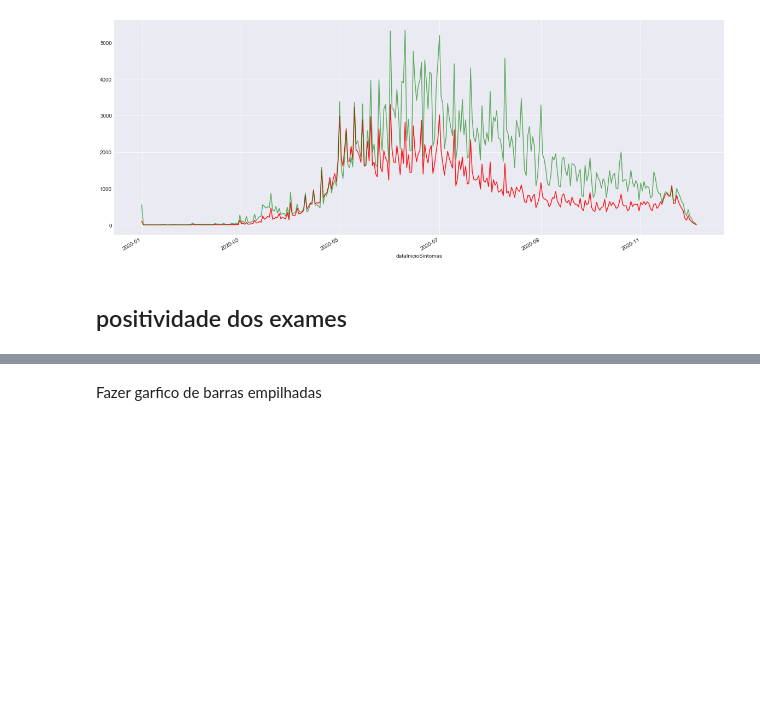
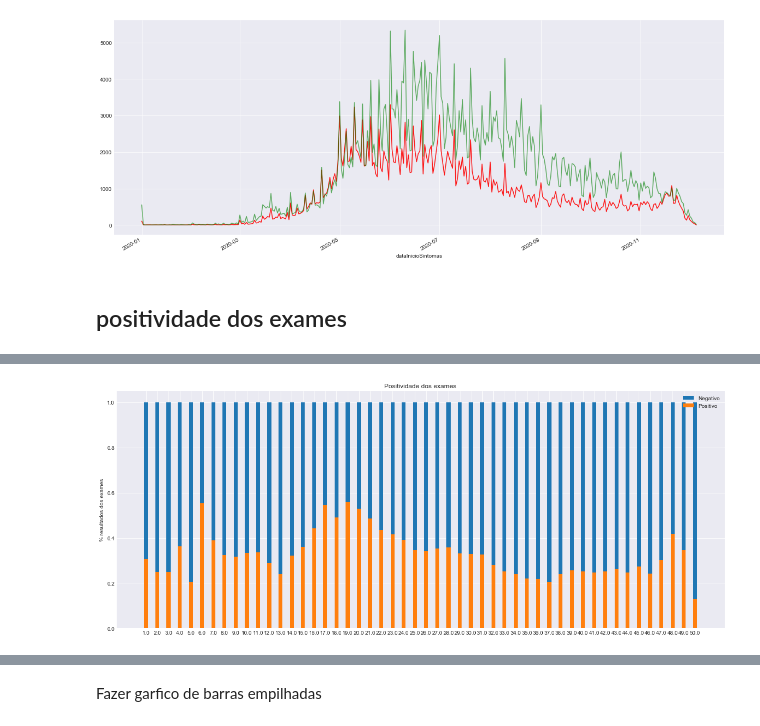
Before and after one commit to luan-prates/bootcamp-ds-aplicada-alura-2021, a Jupyter notebook: projetos/projeto_modulo_1/integrasus.ipynb, the cells around one changed output, grey strips where cells are left out. Drawn from its saved outputs; the diff is of its cells as text; code cells hidden in the pictures; blank space fills up the shorter version.

```diff
--- a/projetos/projeto_modulo_1/integrasus.ipynb
+++ b/projetos/projeto_modulo_1/integrasus.ipynb
@@ -192,0 +237,3 @@ with pd.plotting.plot_params.use('x_compat', True):
+# %%
+df_positividade['% positivos'] = df_positividade['Positivo']/(df_positividade['Positivo']+df_positividade['Negativo'])
+df_positividade['% negativos'] = df_positividade['Negativo']/(df_positividade['Negativo']+df_positividade['Positivo'])
@@ -192,0 +250,19 @@ with pd.plotting.plot_params.use('x_compat', True):
+# %%
+plt.figure(figsize=(20,8))
+
+Negativo = df_positividade['% negativos']
+Positivo = df_positividade['% positivos']
+width = 0.35       # the width of the bars: can also be len(x) sequence
+
+ind = df_positividade.index.tolist()
+p1 = plt.bar(ind, Negativo, width, bottom=Positivo)
+p2 = plt.bar(ind, Positivo, width, )
+
+plt.ylabel('% resultados dos exames')
+plt.title('Positividade dos exames')
+plt.xticks(ind, df_positividade.index.tolist())
+plt.legend((p1[0], p2[0]), ('Negativo', 'Positivo'))
+
+plt.show()
+# %% [output]
+[figure, added]
```
Also changed, not shown: parts of 32 cells of this notebook.
